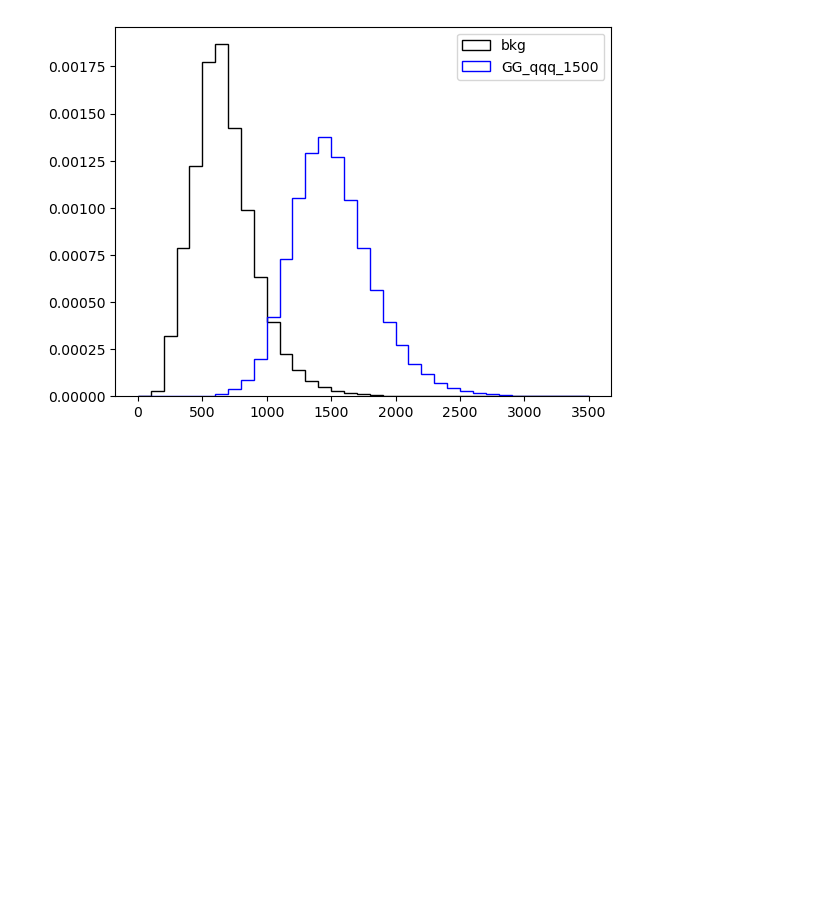
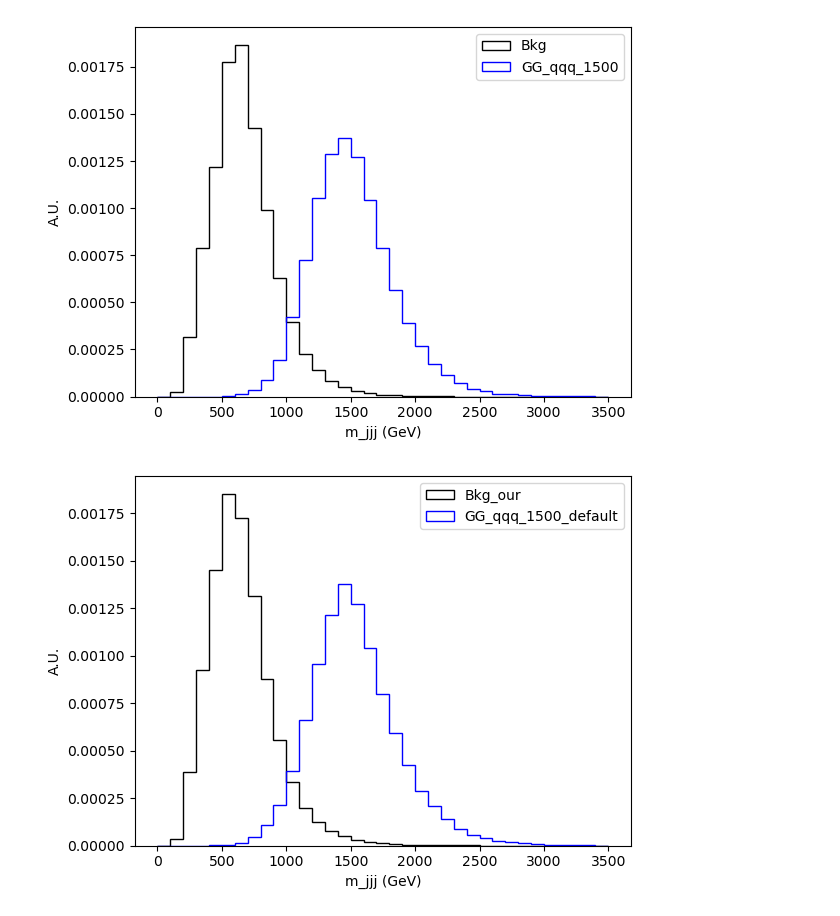
Before and after one commit to akanugan/unsupervised-search, a Jupyter notebook: plot_simple.ipynb, the cells around one changed output. Saved outputs shown, nothing was run; the diff lists cells and outputs as text; code cells hidden in the pictures; blank space fills up the shorter version.

```diff
--- a/plot_simple.ipynb
+++ b/plot_simple.ipynb
@@ -1,14 +1,39 @@
 # %%
 import numpy as np
 import h5py
 import matplotlib.pyplot as plt
-s = h5py.File("evaluate/GG_qqq_1500_transformer_classifier.h5","r")
-b = h5py.File("evaluate/Bkg.sampled_200k_transformer_classifier.h5","r")
-smavg = np.array(s["pred_ptetaphim_max"][:,:,-1].mean(-1))
-bmavg = np.array(b["pred_ptetaphim_max"][:,:,-1].mean(-1))
-bins=np.linspace(0,3500,36);density=True;plt.hist(bmavg, density=density, bins=bins, histtype="step", color="black", label="bkg")
-plt.hist(smavg, density=density, bins=bins, histtype="step", color="blue", label="GG_qqq_1500")
+
+def plot_histogram(file_s, file_b, label_s, label_b):
+    s = h5py.File(file_s, "r")
+    b = h5py.File(file_b, "r")
+
+    smavg = np.array(s["pred_ptetaphim_max"][:,:,-1].mean(-1))
+    bmavg = np.array(b["pred_ptetaphim_max"][:,:,-1].mean(-1))
+
+    bins = np.linspace(0, 3500, 36)
+    density = True
+
+    plt.hist(bmavg, density=density, bins=bins, histtype="step", color="black", label=label_b)
+    plt.hist(smavg, density=density, bins=bins, histtype="step", color="blue", label=label_s)
+
+    s.close()
+    b.close()
+
+plot_histogram("evaluate/GG_qqq_1500_transformer_classifier.h5", "evaluate/Bkg.sampled_200k_transformer_classifier.h5", "GG_qqq_1500", "Bkg")
 plt.legend()
+plt.xlabel('m_jjj (GeV)')
+plt.ylabel('A.U.')
+plt.figure()
+plot_histogram("evaluate/GG_qqq_1500_transformer_classifier_our.h5", "evaluate/Bkg.sampled_200k_transformer_classifier_our.h5", "GG_qqq_1500_default", "Bkg_our")
+plt.legend()
+plt.xlabel('m_jjj (GeV)')
+plt.ylabel('A.U.')
+plt.figure()
+plot_histogram("evaluate/GG_qqq_1100.sampled_10k_transformer_classifier_our.h5", "evaluate/Bkg.sampled_200k_transformer_classifier_our.h5", "GG_qqq_1100_default", "Bkg_our")
+plt.legend()
+plt.xlabel('m_jjj (GeV)')
+plt.ylabel('A.U.')
 plt.show()
 # %% [output]
-[figure, old version]
+[figure, new version]
+[figure, added]
```
Also changed, not shown: parts of 3 cells of this notebook, 5 other files.
